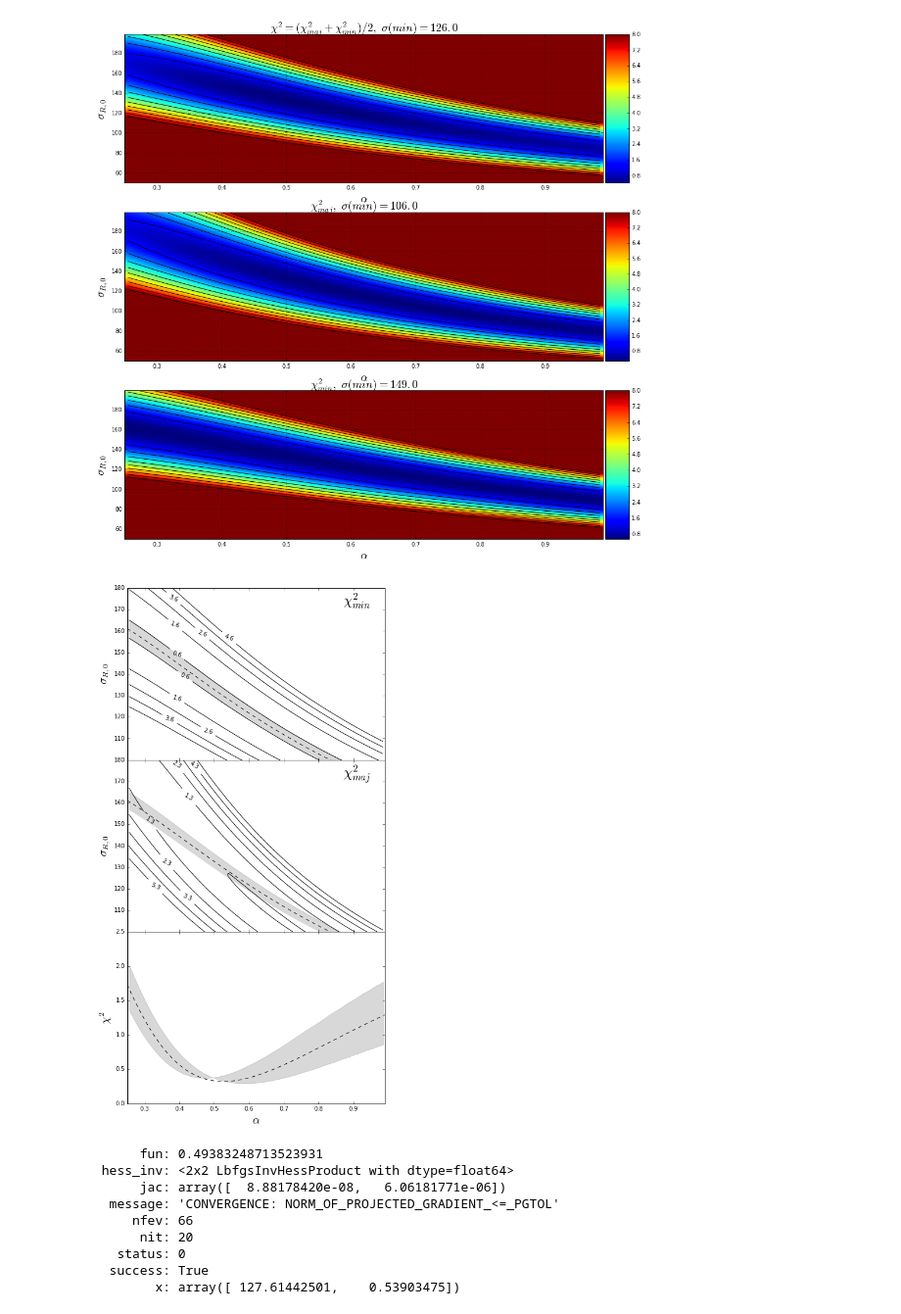
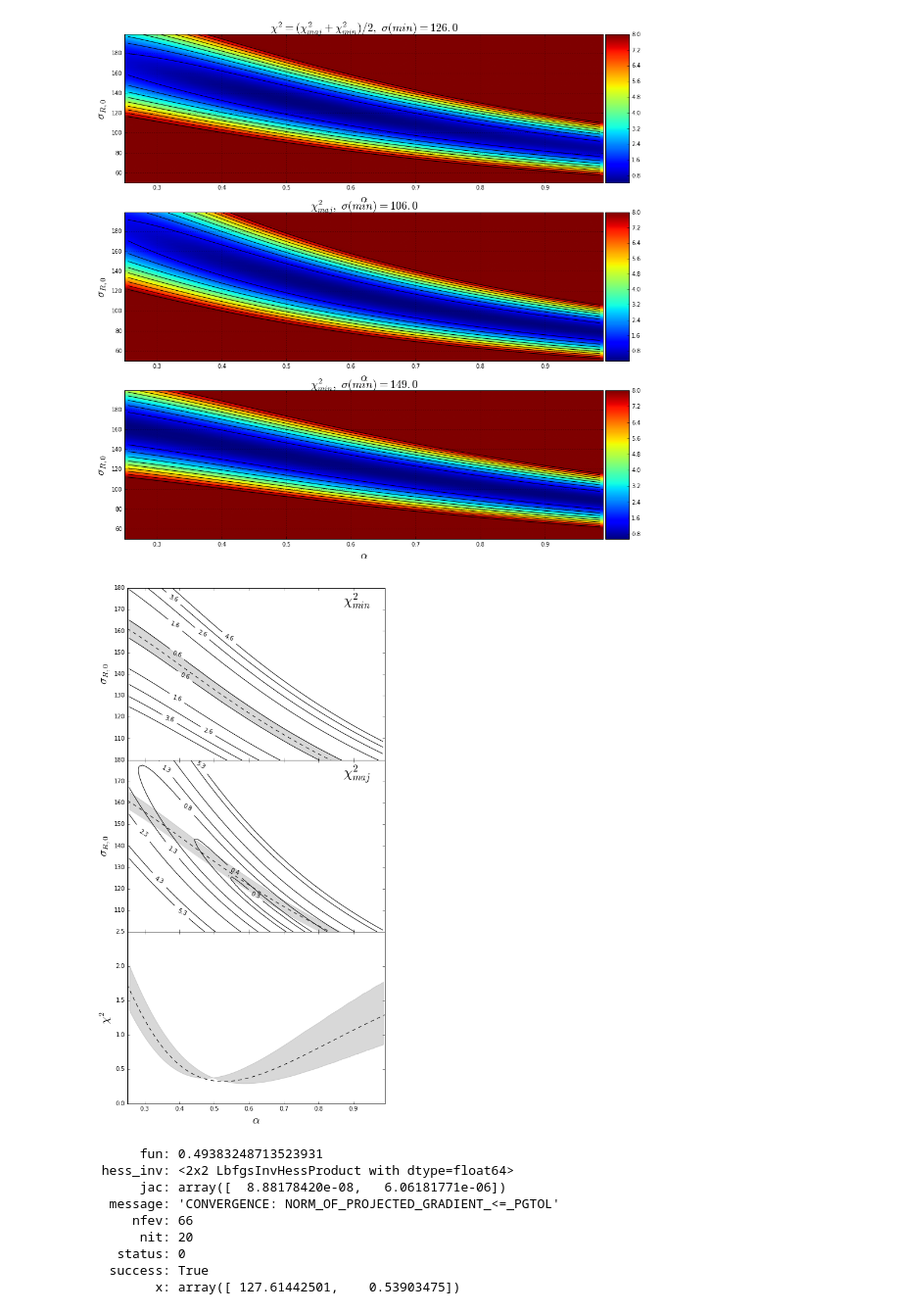
Before and after one commit to Amarchuk/2FInstability, a Jupyter notebook: notebooks/n1068_gerssen.ipynb, the cells around one changed output. Shown at 98% size. Drawn from its saved outputs; the diff is of its cells as text; code cells hidden in the pictures.

```diff
--- a/notebooks/n1068_gerssen.ipynb
+++ b/notebooks/n1068_gerssen.ipynb
@@ -510,8 +510,9 @@ ax.fill_between(x1, y1, 0, color='gray', alpha=0.3)
 ax.fill_between(x2, y2, 0, color='white')
 
 ax = axes[1]
-levels = np.append(np.linspace(start=image_maj.min()+0.1, stop=image_maj.min()+4.1, num=6), np.array([image_maj.min()+0.25]))
-levels = np.linspace(start=image_maj.min()*1.1, stop=image_maj.min()*1.1+5, num=6)
+# levels = np.append(np.linspace(start=image_maj.min()+0.1, stop=image_maj.min()+4.1, num=6), np.array([image_maj.min()+0.25]))
+# levels = np.linspace(start=image_maj.min()*1.1, stop=image_maj.min()*1.1+5, num=6)
+levels = np.array([0.31, 0.39, 0.8, 1.3, 2.3, 4.3, 5.3])
 cset=ax.contour(image_maj, levels, hold='on', colors = 'k', origin='lower', extent=[alphas[0],alphas[-1],sigmas[0],sigmas[-1]])
 plt.clabel(cset, inline=1, fontsize=10, fmt='%1.1f',)
 ax.text(0.87, 172, '$\chi^2_{maj}$', size = 24.)
@@ -548,34 +549,34 @@ for pa in zip(x1,y1):
     sqerr_maj = calc_chi2_normal(sig_maj_p, e_sig_maj_p, [sig_maj_exp(r) for r in radii_maj])
     err_maj2.append(sqerr_maj)
 # ax.plot(x1, err_maj2, '-', color='black')
 ax.set_ylabel(r'$\chi^2$', size=20.)
 ax.set_xlabel(r'$\alpha$', size=20.)
 
 
 import scipy.interpolate as sp
 f1 = sp.interp1d(x2, err_maj1, kind='linear')
 # ax.fill_between(x1, map(f1, x1), err_maj2, color='grey', alpha=0.3)
 f2 = sp.interp1d(x1, err_maj2, kind='linear')
 ax.fill_between(x2, map(f2, x2), err_maj1, color='grey', alpha=0.3)
 
 ax.set_ylabel(r'$\chi^2$', size=20.)
 ax.set_xlabel(r'$\alpha$', size=20.)
 
 # ax.set_ylim(3., 3.8)
 
 
 fig.subplots_adjust(hspace=0.)
 axes[0].yaxis.get_major_ticks()[0].set_visible(False)
 axes[1].yaxis.get_major_ticks()[0].set_visible(False)
 ax.set_xlim(0.25, 0.99)
 
 plt.savefig('ngc1068_maps.eps', format='eps')
 plt.savefig('ngc1068_maps.png', format='png')
 plt.savefig('ngc1068_maps.pdf', format='pdf', dpi=150)
 
 plt.show()
 # %% [output]
-[figure, old version]
+[figure, new version]
 # %%
 import scipy.optimize as opt
 
```
Also changed, not shown: 4 other files.
